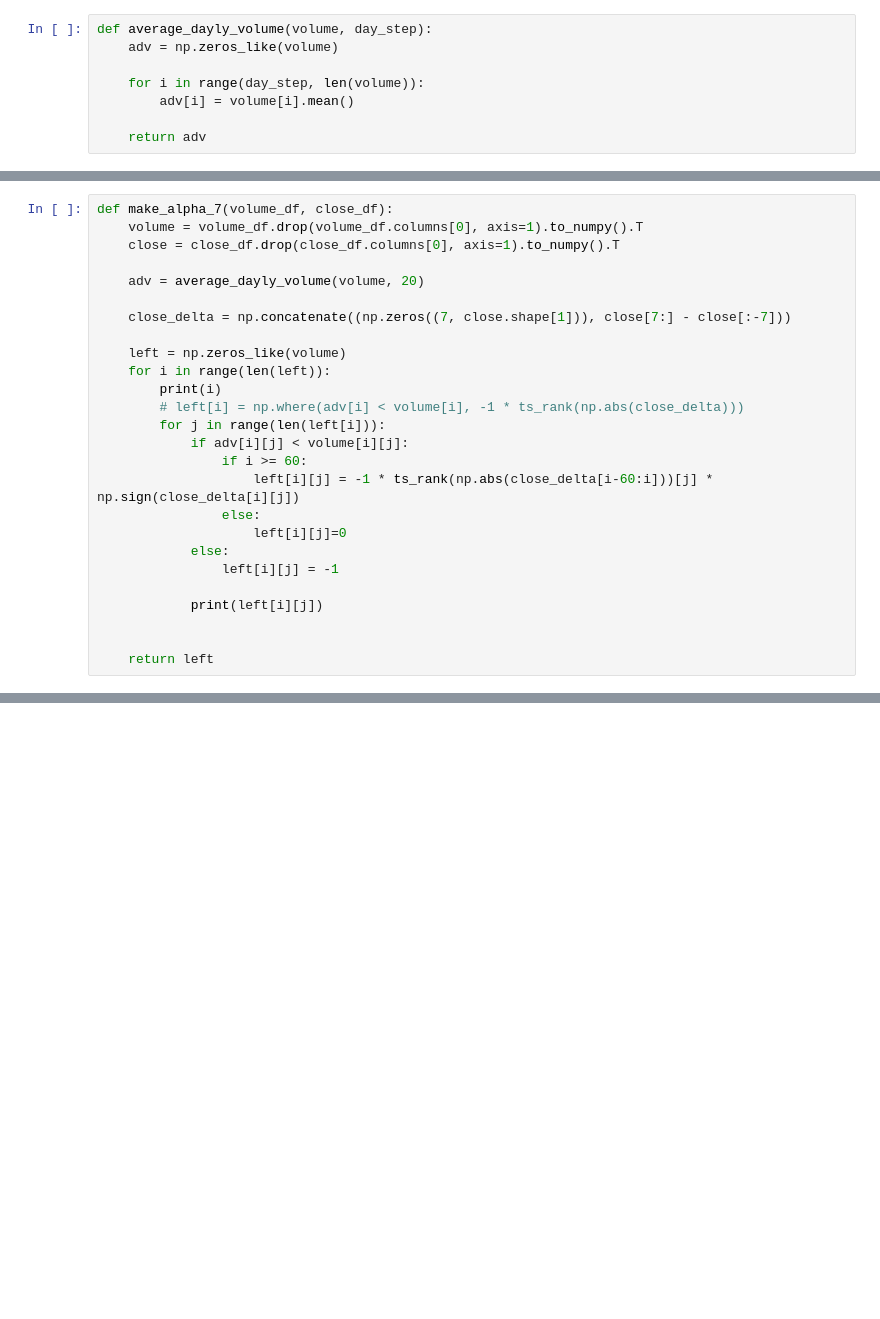
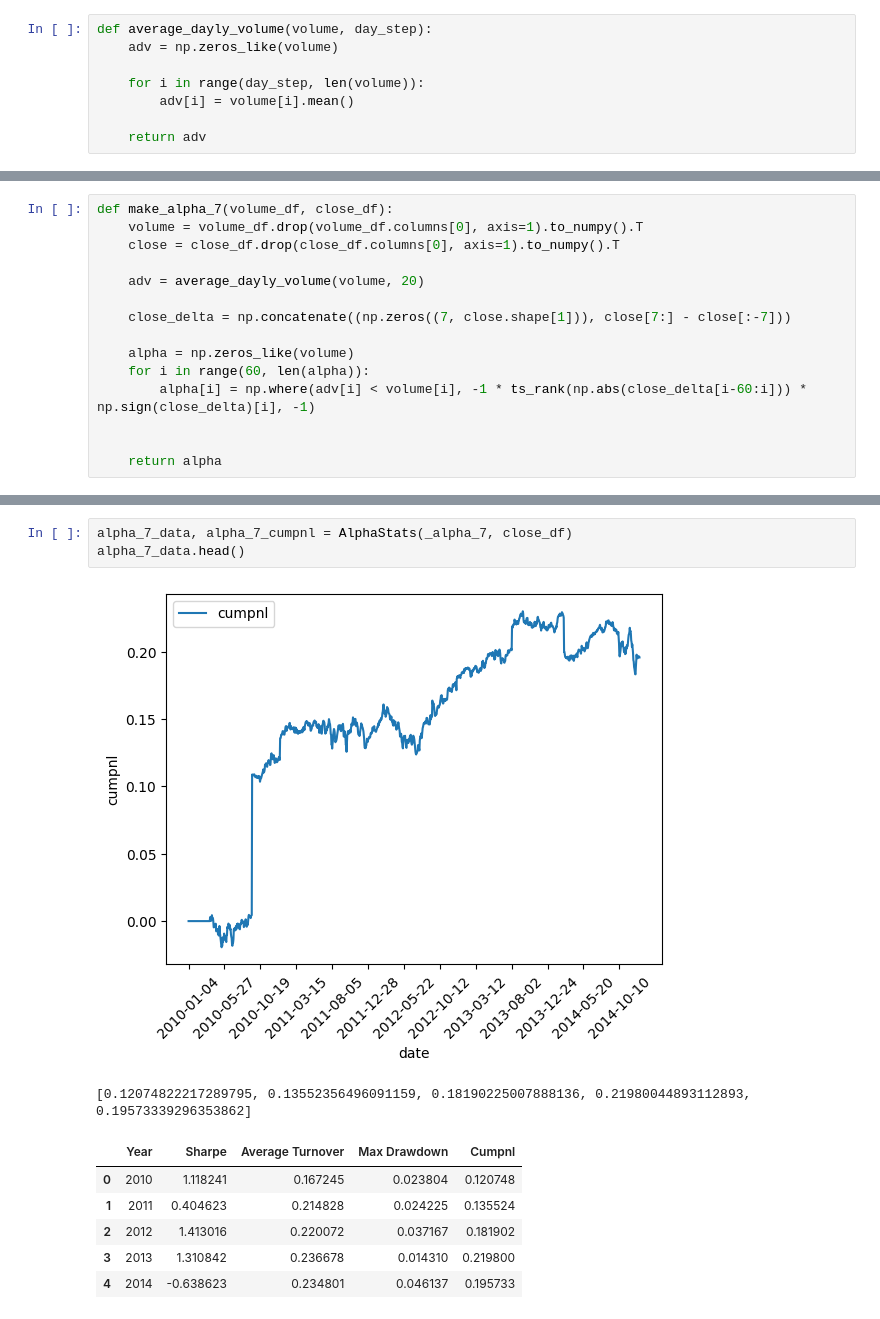
Before and after one commit to Kasymkhankhubiyev/Sirius-Uni, a Jupyter notebook: DerivativesControl/KakushadzeAlphas.ipynb, the cells around one changed output, grey strips where cells are left out. Saved outputs shown, nothing was run; the diff lists cells and outputs as text; blank space fills up the shorter version.

```diff
--- a/DerivativesControl/KakushadzeAlphas.ipynb
+++ b/DerivativesControl/KakushadzeAlphas.ipynb
@@ -491,22 +494,11 @@ def make_alpha_7(volume_df, close_df):
 
     close_delta = np.concatenate((np.zeros((7, close.shape[1])), close[7:] - close[:-7]))
 
-    left = np.zeros_like(volume)
-    for i in range(len(left)):
-        print(i)
-        # left[i] = np.where(adv[i] < volume[i], -1 * ts_rank(np.abs(close_delta)))
-        for j in range(len(left[i])):
-            if adv[i][j] < volume[i][j]:
-                if i >= 60:
-                    left[i][j] = -1 * ts_rank(np.abs(close_delta[i-60:i]))[j] * np.sign(close_delta[i][j])
-                else:
-                    left[i][j]=0
-            else:
-                left[i][j] = -1
-
-            print(left[i][j])
+    alpha = np.zeros_like(volume)
+    for i in range(60, len(alpha)):
+        alpha[i] = np.where(adv[i] < volume[i], -1 * ts_rank(np.abs(close_delta[i-60:i])) * np.sign(close_delta)[i], -1)
 
 
-    return left
+    return alpha
 # %%
 alpha_7 = make_alpha_7(volume_df, close_df)
@@ -536,0 +514,12 @@ test2(_alpha_7[20:])
+# %%
+alpha_7_data, alpha_7_cumpnl = AlphaStats(_alpha_7, close_df)
+alpha_7_data.head()
+# %% [output]
+[figure, added]
+[0.12074822217289795, 0.13552356496091159, 0.18190225007888136, 0.21980044893112893, 0.19573339296353862]
+|  | Year | Sharpe | Average Turnover | Max Drawdown | Cumpnl |
+| 0 | 2010 | 1.118241 | 0.167245 | 0.023804 | 0.120748 |
+| 1 | 2011 | 0.404623 | 0.214828 | 0.024225 | 0.135524 |
+| 2 | 2012 | 1.413016 | 0.220072 | 0.037167 | 0.181902 |
+| 3 | 2013 | 1.310842 | 0.236678 | 0.014310 | 0.219800 |
+| 4 | 2014 | -0.638623 | 0.234801 | 0.046137 | 0.195733 |
```
Also changed, not shown: parts of 66 cells of this notebook.
